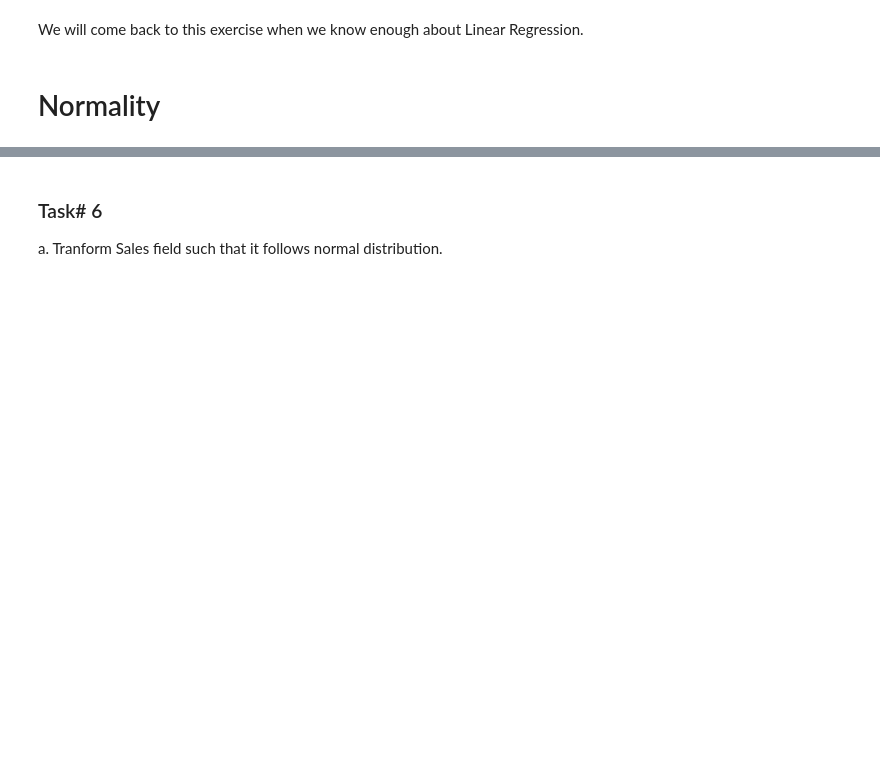
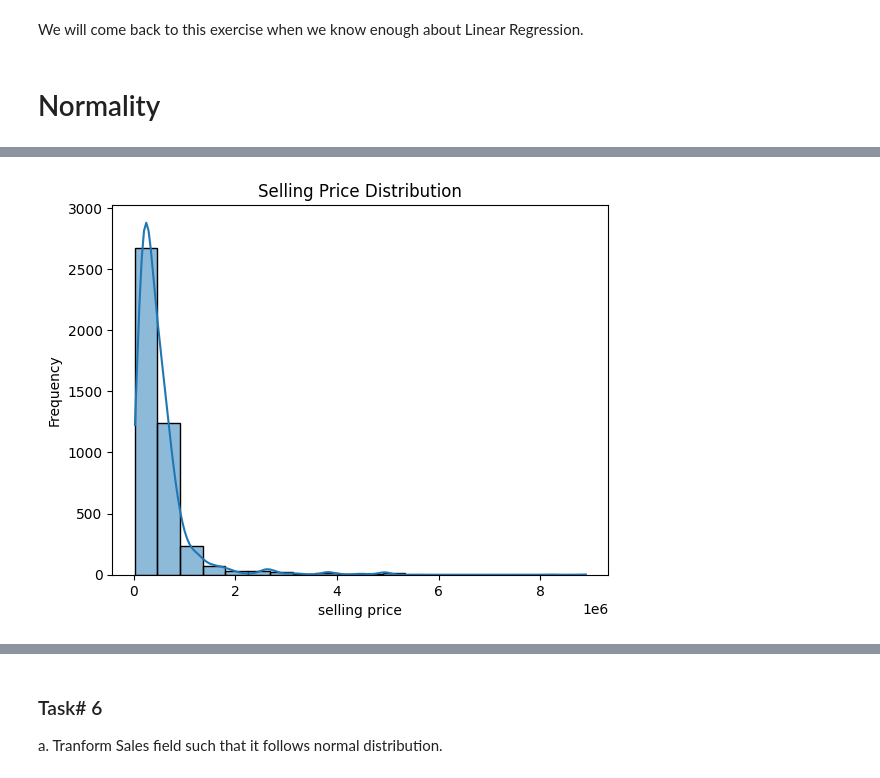
Before and after one commit to AyeshaAmjad0828/Data-Science-with-Python-101, a Jupyter notebook: Python Scripts - In Session/Data_Cleaning_&_Manipulation_Part_1_Continues.ipynb, the cells around one changed output, grey strips where cells are left out. Drawn from its saved outputs; the diff is of its cells as text; code cells hidden in the pictures; blank space fills up the shorter version.

```diff
--- a/Python Scripts - In Session/Data_Cleaning_&_Manipulation_Part_1_Continues.ipynb
+++ b/Python Scripts - In Session/Data_Cleaning_&_Manipulation_Part_1_Continues.ipynb
@@ -205,0 +203,8 @@ advertising
+# %%
+sn.histplot(car['selling_price'], bins = 20, edgecolor = 'black', kde=True)
+plt.title('Selling Price Distribution')
+plt.xlabel('selling price')
+plt.ylabel('Frequency')
+plt.show()
+# %% [output]
+[figure, added]
```
Also changed, not shown: parts of 31 cells of this notebook, 1 other file.
